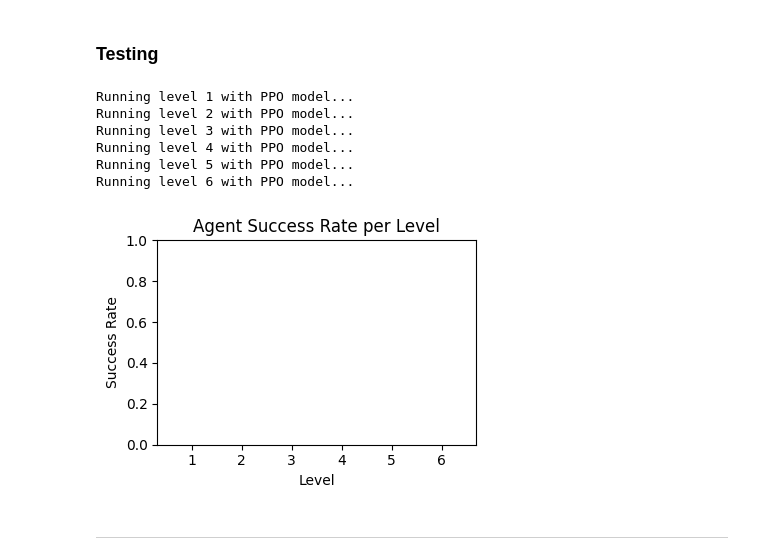
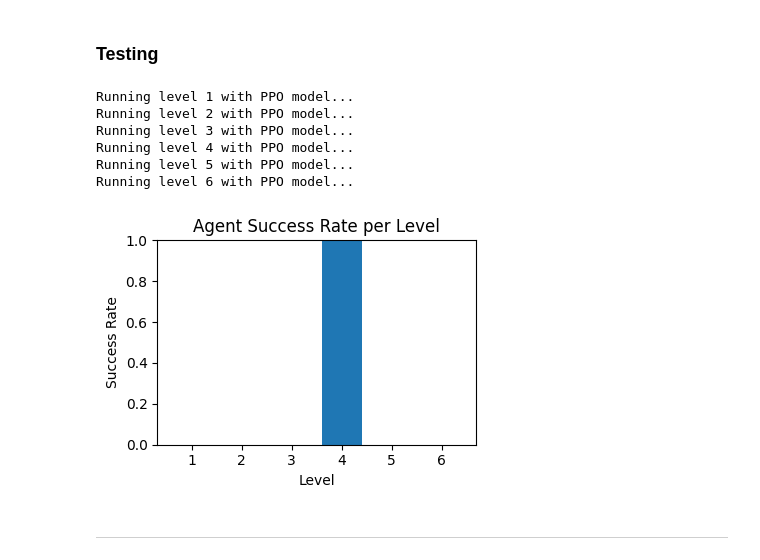
Before and after one commit to Ludwilton/RL-Gaming, a Jupyter notebook: src/rl_gaming/presentation.ipynb, the cells around one changed output. Saved outputs shown, nothing was run; the diff lists cells and outputs as text; code cells hidden in the pictures.

Commit message:
feat(presentation): be able to run env with see_through_walls, and use newer trained model

```diff
--- a/src/rl_gaming/presentation.ipynb
+++ b/src/rl_gaming/presentation.ipynb
@@ -86,15 +87,15 @@ plot_training_results(log_dir=PPO_MODEL_PATH.parent)
 ### Testing
 # %%
 # Evaluate all levels with PPO
-model_actions_results = evaluate_levels_with_ppo(PPO_MODEL_PATH)
+model_actions_results = evaluate_levels_with_ppo(PPO_MODEL_PATH, see_through_walls=True)
 bar_plot_levels_success_rate(model_actions_results)
 # %% [output]
 Running level 1 with PPO model...
 Running level 2 with PPO model...
 Running level 3 with PPO model...
 Running level 4 with PPO model...
 Running level 5 with PPO model...
 Running level 6 with PPO model...
-[figure, old version]
+[figure, new version]
 # %%
 # Run level with PPO
```
Also changed, not shown: parts of 7 cells of this notebook, 3 other files.
